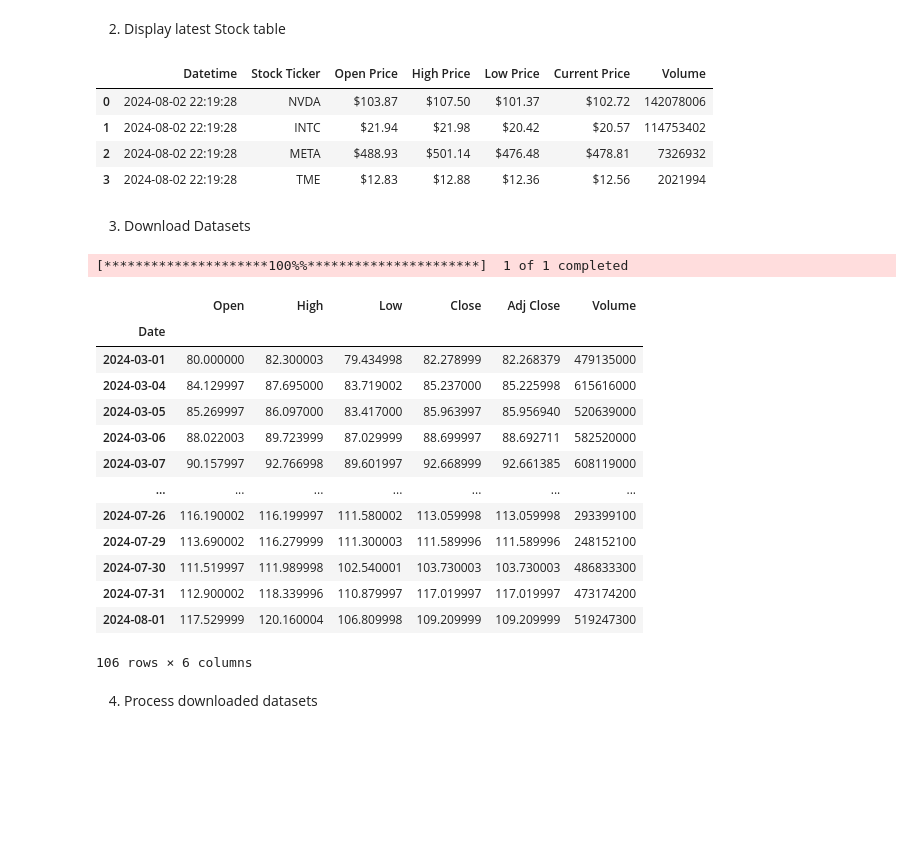
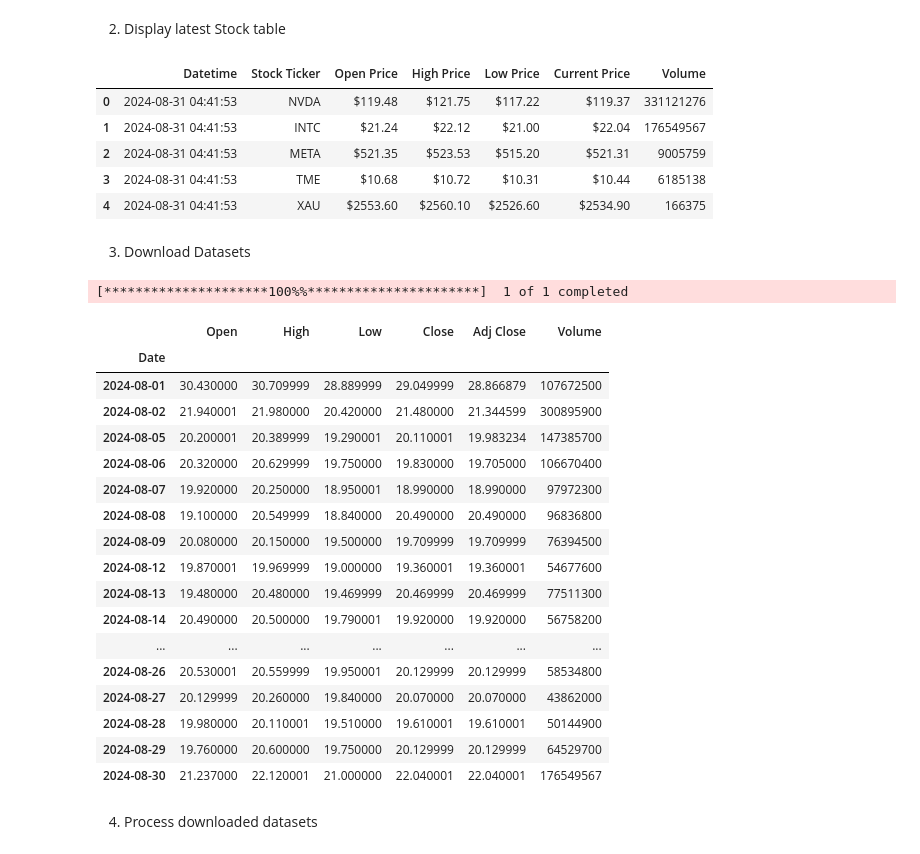
Before and after one commit to ctkqiang/StockAnalysis, a Jupyter notebook: Stock_analysis.ipynb, the cells around one changed output. Cells and saved outputs as stored; diff of their text form; code cells hidden in the pictures; blank space fills up the shorter version.

```diff
--- a/Stock_analysis.ipynb
+++ b/Stock_analysis.ipynb
@@ -31,17 +31,22 @@ from sklearn.linear_model import LinearRegression
 from sklearn.metrics import mean_squared_error
 
 
+stock = "INTC"  # Change this Accordingly
+
+
 current_datetime = datetime.now().strftime("%Y-%m-%d %H:%M:%S")
 
 nvidia = yf.Ticker("NVDA")
 intel = yf.Ticker("INTC")
 meta = yf.Ticker("META")
 tme = yf.Ticker("TME")
+xau = yf.Ticker("GC=F")
 
 nvidia_stock_data = nvidia.history(period="1d")
 intel_stock_data = intel.history(period="1d")
 meta_stock_data = meta.history(period="1d")
 tme_stock_data = tme.history(period="1d")
+xau_stock_data = xau.history(period="1d")
 # %% [markdown]
 2. Display latest Stock table
 # %%
@@ -69,35 +74,45 @@ t_high_price = tme_stock_data["High"][0]
 t_low_price = tme_stock_data["Low"][0]
 t_volume = tme_stock_data["Volume"][0]
 
+x_current_price = xau_stock_data["Close"][0]
+x_open_price = xau_stock_data["Open"][0]
+x_high_price = xau_stock_data["High"][0]
+x_low_price = xau_stock_data["Low"][0]
+x_volume = xau_stock_data["Volume"][0]
+
 # Combine data into a single DataFrame
 combined_stock_data = {
     "Datetime": current_datetime,
-    "Stock Ticker": ["NVDA", "INTC", "META", "TME"],
+    "Stock Ticker": ["NVDA", "INTC", "META", "TME", "XAU"],
     "Open Price": [
         f"${open_price:.2f}",
         f"${i_open_price:.2f}",
         f"${m_open_price:.2f}",
         f"${t_open_price:.2f}",
+        f"${x_open_price:.2f}",
     ],
     "High Price": [
         f"${high_price:.2f}",
         f"${i_high_price:.2f}",
         f"${m_high_price:.2f}",
         f"${t_high_price:.2f}",
+        f"${x_high_price:.2f}",
     ],
     "Low Price": [
         f"${low_price:.2f}",
         f"${i_low_price:.2f}",
         f"${m_low_price:.2f}",
         f"${t_low_price:.2f}",
+        f"${x_low_price:.2f}",
     ],
     "Current Price": [
         f"${current_price:.2f}",
         f"${i_current_price:.2f}",
         f"${m_current_price:.2f}",
         f"${t_current_price:.2f}",
+        f"${x_current_price:.2f}",
     ],
-    "Volume": [volume, i_volume, m_volume, t_volume],
+    "Volume": [volume, i_volume, m_volume, t_volume, x_volume],
 }
 
 # Create a DataFrame
@@ -107,36 +122,41 @@ df = pd.DataFrame(combined_stock_data)
 display(df)
 # %% [output]
 |  | Datetime | Stock Ticker | Open Price | High Price | Low Price | Current Price | Volume |
-| 0 | 2024-08-02 22:19:28 | NVDA | $103.87 | $107.50 | $101.37 | $102.72 | 142078006 |
-| 1 | 2024-08-02 22:19:28 | INTC | $21.94 | $21.98 | $20.42 | $20.57 | 114753402 |
-| 2 | 2024-08-02 22:19:28 | META | $488.93 | $501.14 | $476.48 | $478.81 | 7326932 |
-| 3 | 2024-08-02 22:19:28 | TME | $12.83 | $12.88 | $12.36 | $12.56 | 2021994 |
+| 0 | 2024-08-31 04:41:53 | NVDA | $119.48 | $121.75 | $117.22 | $119.37 | 331121276 |
+| 1 | 2024-08-31 04:41:53 | INTC | $21.24 | $22.12 | $21.00 | $22.04 | 176549567 |
+| 2 | 2024-08-31 04:41:53 | META | $521.35 | $523.53 | $515.20 | $521.31 | 9005759 |
+| 3 | 2024-08-31 04:41:53 | TME | $10.68 | $10.72 | $10.31 | $10.44 | 6185138 |
+| 4 | 2024-08-31 04:41:53 | XAU | $2553.60 | $2560.10 | $2526.60 | $2534.90 | 166375 |
 # %% [markdown]
 3. Download Datasets
 # %%
-ticker = "NVDA" # Change this Accordingly
+ticker = stock
 
 download = False
 
-stock_data = yf.download(ticker, start="2024-03-01", end="2024-08-02")
+stock_data = yf.download(ticker, start="2024-08-01", end="2024-08-31")
 
 display(stock_data)
 # %% [output]
 [*********************100%%**********************]  1 of 1 completed
 |  | Open | High | Low | Close | Adj Close | Volume |
 | Date |  |  |  |  |  |  |
-| 2024-03-01 | 80.000000 | 82.300003 | 79.434998 | 82.278999 | 82.268379 | 479135000 |
-| 2024-03-04 | 84.129997 | 87.695000 | 83.719002 | 85.237000 | 85.225998 | 615616000 |
-| 2024-03-05 | 85.269997 | 86.097000 | 83.417000 | 85.963997 | 85.956940 | 520639000 |
-| 2024-03-06 | 88.022003 | 89.723999 | 87.029999 | 88.699997 | 88.692711 | 582520000 |
-| 2024-03-07 | 90.157997 | 92.766998 | 89.601997 | 92.668999 | 92.661385 | 608119000 |
+| 2024-08-01 | 30.430000 | 30.709999 | 28.889999 | 29.049999 | 28.866879 | 107672500 |
+| 2024-08-02 | 21.940001 | 21.980000 | 20.420000 | 21.480000 | 21.344599 | 300895900 |
+| 2024-08-05 | 20.200001 | 20.389999 | 19.290001 | 20.110001 | 19.983234 | 147385700 |
+| 2024-08-06 | 20.320000 | 20.629999 | 19.750000 | 19.830000 | 19.705000 | 106670400 |
+| 2024-08-07 | 19.920000 | 20.250000 | 18.950001 | 18.990000 | 18.990000 | 97972300 |
+| 2024-08-08 | 19.100000 | 20.549999 | 18.840000 | 20.490000 | 20.490000 | 96836800 |
+| 2024-08-09 | 20.080000 | 20.150000 | 19.500000 | 19.709999 | 19.709999 | 76394500 |
+| 2024-08-12 | 19.870001 | 19.969999 | 19.000000 | 19.360001 | 19.360001 | 54677600 |
+| 2024-08-13 | 19.480000 | 20.480000 | 19.469999 | 20.469999 | 20.469999 | 77511300 |
+| 2024-08-14 | 20.490000 | 20.500000 | 19.790001 | 19.920000 | 19.920000 | 56758200 |
 | ... | ... | ... | ... | ... | ... | ... |
-| 2024-07-26 | 116.190002 | 116.199997 | 111.580002 | 113.059998 | 113.059998 | 293399100 |
-| 2024-07-29 | 113.690002 | 116.279999 | 111.300003 | 111.589996 | 111.589996 | 248152100 |
-| 2024-07-30 | 111.519997 | 111.989998 | 102.540001 | 103.730003 | 103.730003 | 486833300 |
-| 2024-07-31 | 112.900002 | 118.339996 | 110.879997 | 117.019997 | 117.019997 | 473174200 |
-| 2024-08-01 | 117.529999 | 120.160004 | 106.809998 | 109.209999 | 109.209999 | 519247300 |
+| 2024-08-26 | 20.530001 | 20.559999 | 19.950001 | 20.129999 | 20.129999 | 58534800 |
+| 2024-08-27 | 20.129999 | 20.260000 | 19.840000 | 20.070000 | 20.070000 | 43862000 |
+| 2024-08-28 | 19.980000 | 20.110001 | 19.510000 | 19.610001 | 19.610001 | 50144900 |
+| 2024-08-29 | 19.760000 | 20.600000 | 19.750000 | 20.129999 | 20.129999 | 64529700 |
+| 2024-08-30 | 21.237000 | 22.120001 | 21.000000 | 22.040001 | 22.040001 | 176549567 |
-106 rows × 6 columns
 # %% [markdown]
 4. Process downloaded datasets
 # %%
```
Also changed, not shown: parts of 6 cells of this notebook, 4 other files.
